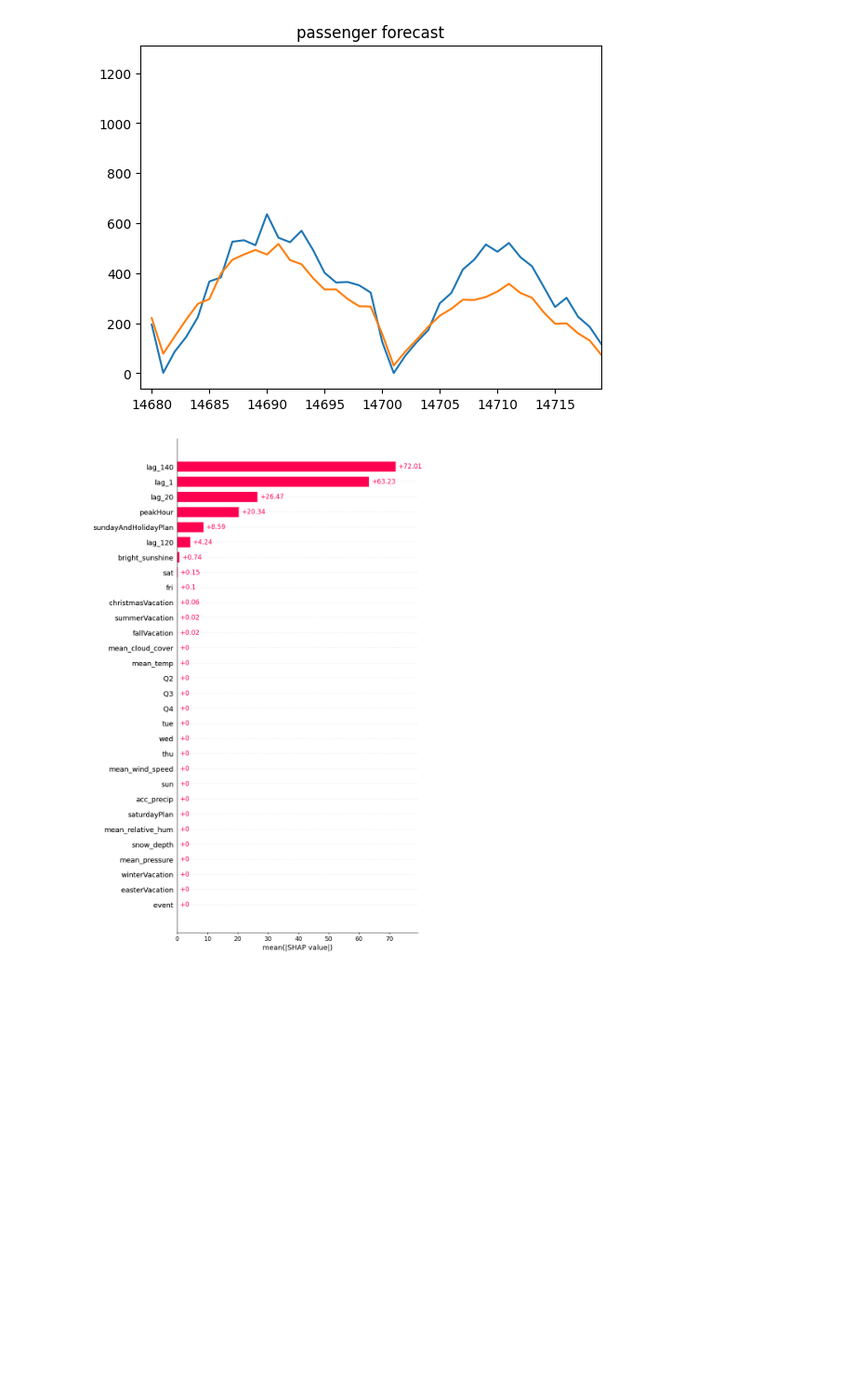
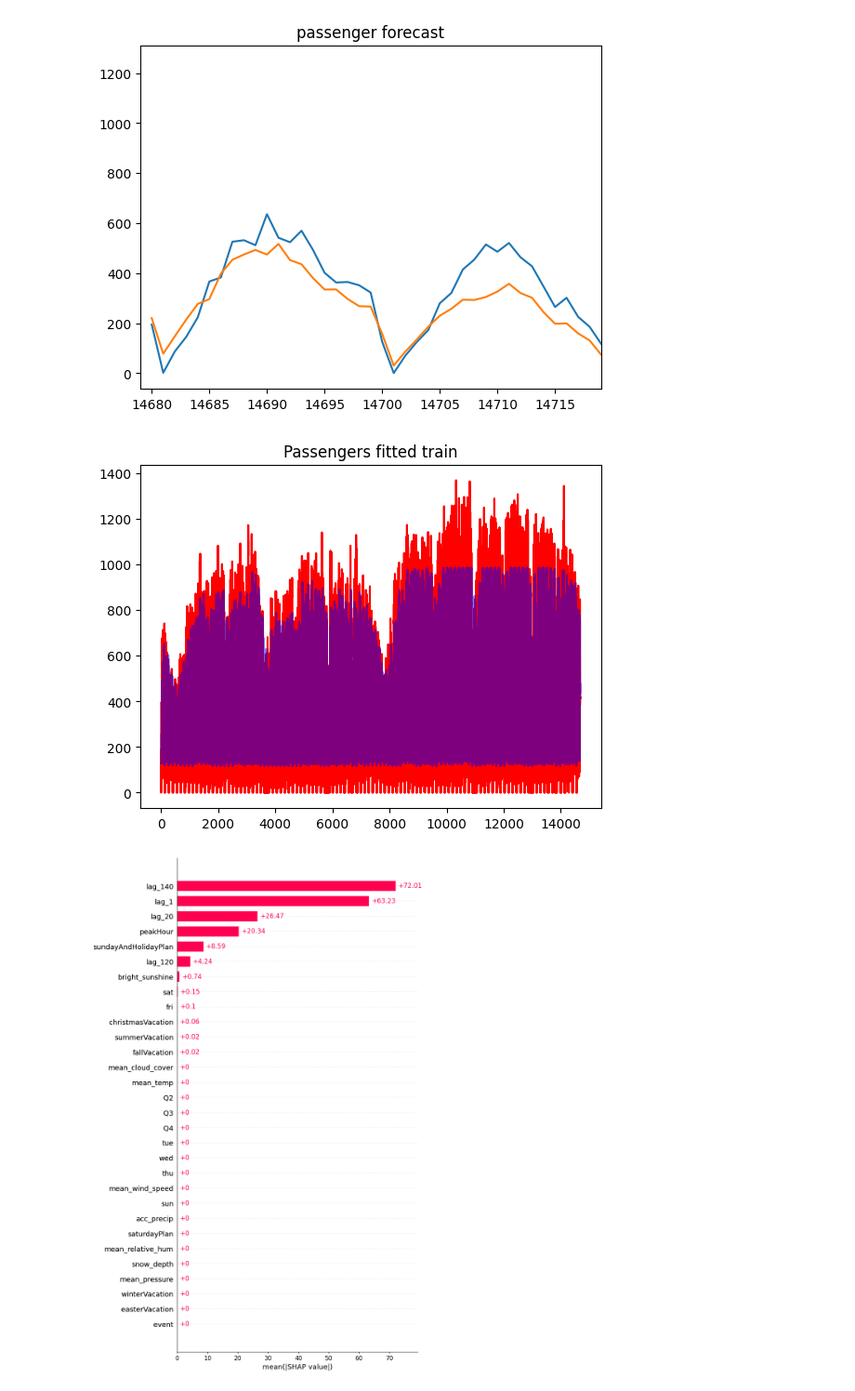
Before and after one commit to andr830g/Machine-Learning-Passenger-Forecasting, a Jupyter notebook: MachineLearningModelling.ipynb, the cells around one changed output. Shown at 93% size. Cells and saved outputs as stored; diff of their text form; code cells hidden in the pictures; blank space fills up the shorter version.

Commit message:
Added fitted values for XGBoost

```diff
--- a/MachineLearningModelling.ipynb
+++ b/MachineLearningModelling.ipynb
@@ -94,9 +92,14 @@ plt.show()
 # %%
 X_train['lag_1'] = y_train.shift(periods=1).fillna(0)
 X_train['lag_20'] = y_train.shift(periods=20).fillna(0)
 X_train['lag_120'] = y_train.shift(periods=120).fillna(0)
 X_train['lag_140'] = y_train.shift(periods=140).fillna(0)
+
 model.fit(X_train, y_train)
-
-explainer = shap.Explainer(model.predict, X_train)
-shap_values = explainer(X_train)
+y_train_pred = model.predict(X_train)
+plt.plot(X_train.index, y_train, color='red')
+plt.plot(X_train.index, y_train_pred, color='blue', alpha=0.5)
+plt.title('Passengers fitted train')
+plt.show()
+# %% [output]
+[figure, added]
```
Also changed, not shown: parts of 3 cells of this notebook.
